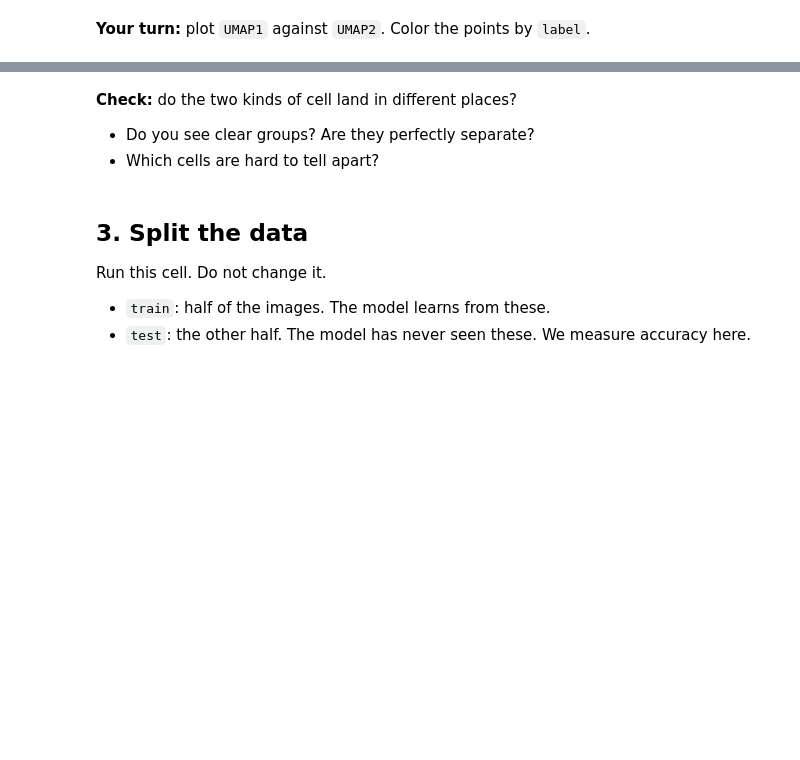
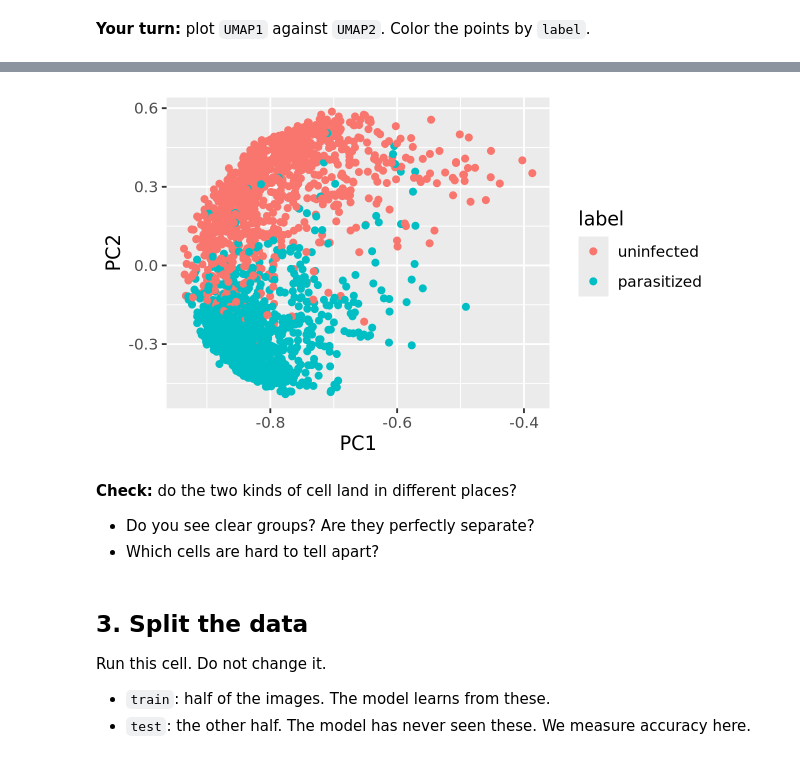
Before and after one commit to dhjeong-06/codespace, a Jupyter notebook: exercises/17-encoder-exercise.ipynb, the cells around one changed output, grey strips where cells are left out. Cells and saved outputs as stored; diff of their text form; code cells hidden in the pictures; blank space fills up the shorter version.

```diff
--- a/exercises/17-encoder-exercise.ipynb
+++ b/exercises/17-encoder-exercise.ipynb
@@ -45,3 +90,11 @@ umap_coords |> head()
 **Your turn:** plot `UMAP1` against `UMAP2`. Color the points by `label`.
 # %%
 # Chart code goes here
+set.seed(1)
+
+pca_coords <- recipe(label ~ ., data = select(malaria, -id)) |>
+    step_pca(all_predictors(), num_comp = 2) |>
+    prep() |>
+    bake(new_data = NULL)
+
+pca_coords |> head()
@@ -48,3 +113,7 @@ umap_coords |> head()
+# %%
+ggplot(pca_coords, aes(x = PC1, y = PC2, color = label)) + geom_point()
+# %% [output]
+[figure, added]
 # %% [markdown]
 **Check:** do the two kinds of cell land in different places?
 
```
Also changed, not shown: parts of 14 cells of this notebook, 2 other files.
